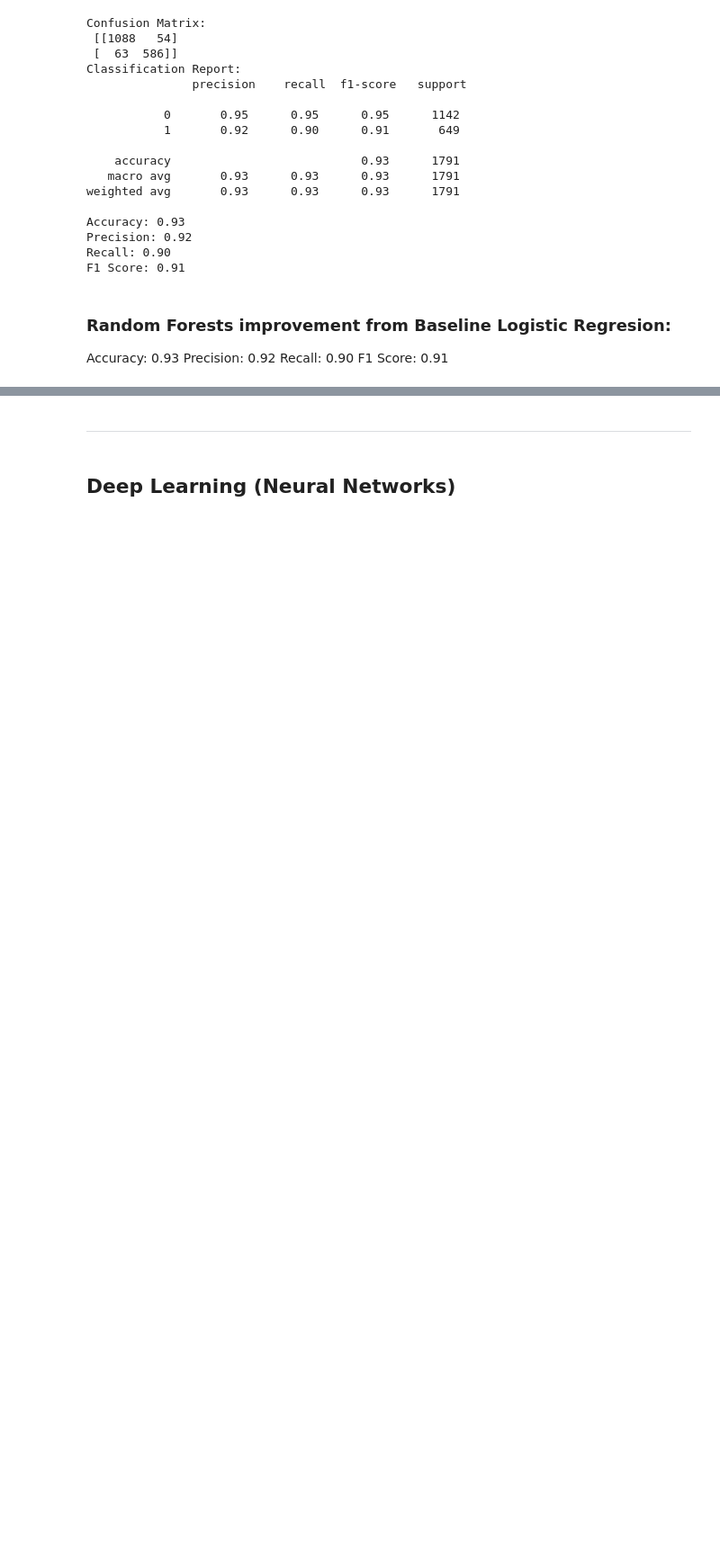
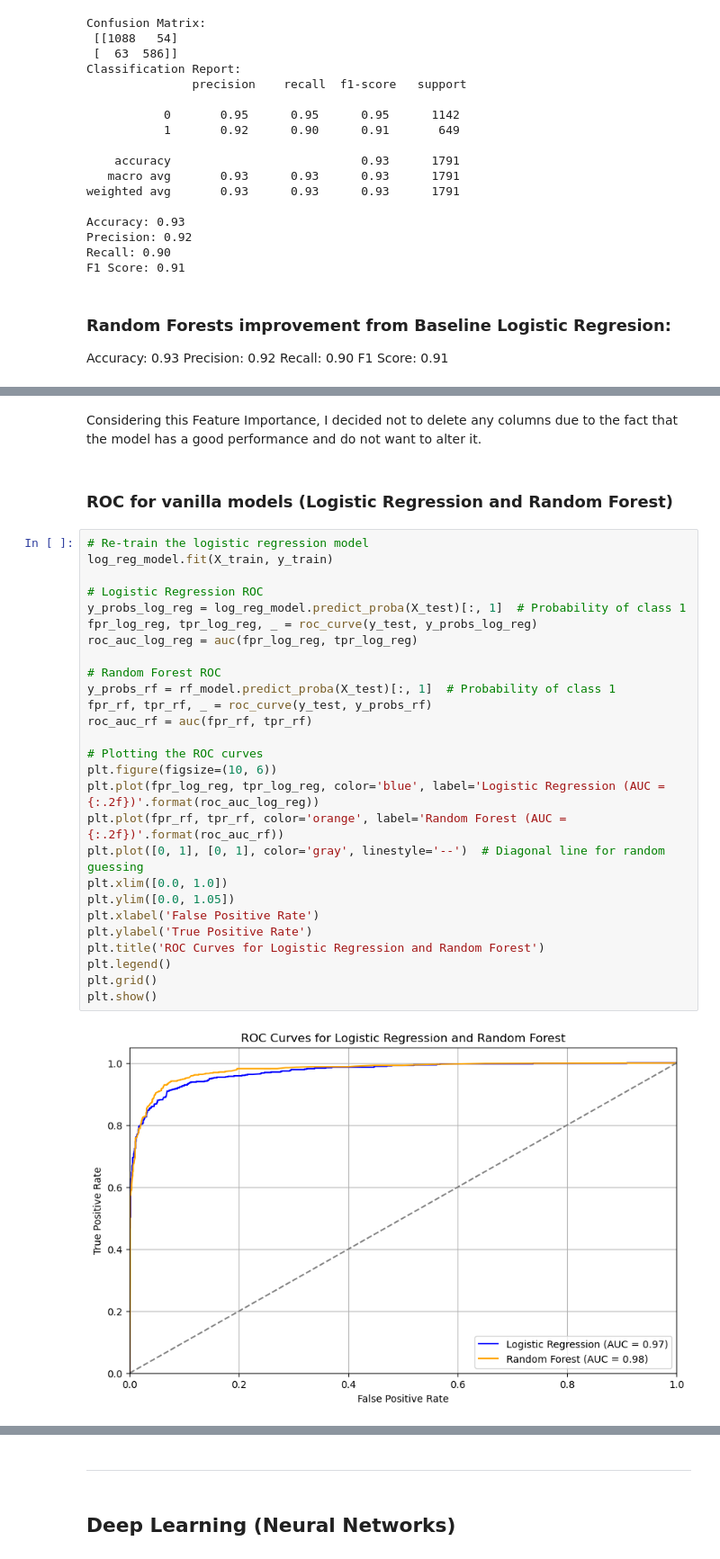
Before and after one commit to yuledez/Project_4_lead_scoring, a Jupyter notebook: lead_scoring_project4_YL.ipynb, the cells around one changed output, grey strips where cells are left out. Shown at 90% size. Saved outputs shown, nothing was run; the diff lists cells and outputs as text; blank space fills up the shorter version.

```diff
--- a/lead_scoring_project4_YL.ipynb
+++ b/lead_scoring_project4_YL.ipynb
@@ -3021,0 +3094,33 @@ F1 Score: 0.91 </br>
+# %% [markdown]
+Considering this Feature Importance, I decided not to delete any columns due to the fact that the model has a good performance and do not want to alter it.
+# %% [markdown]
+### ROC for vanilla models (Logistic Regression and Random Forest)
+# %%
+# Re-train the logistic regression model
+log_reg_model.fit(X_train, y_train)
+
+# Logistic Regression ROC
+y_probs_log_reg = log_reg_model.predict_proba(X_test)[:, 1]  # Probability of class 1
+fpr_log_reg, tpr_log_reg, _ = roc_curve(y_test, y_probs_log_reg)
+roc_auc_log_reg = auc(fpr_log_reg, tpr_log_reg)
+
+# Random Forest ROC
+y_probs_rf = rf_model.predict_proba(X_test)[:, 1]  # Probability of class 1
+fpr_rf, tpr_rf, _ = roc_curve(y_test, y_probs_rf)
+roc_auc_rf = auc(fpr_rf, tpr_rf)
+
+# Plotting the ROC curves
+plt.figure(figsize=(10, 6))
+plt.plot(fpr_log_reg, tpr_log_reg, color='blue', label='Logistic Regression (AUC = {:.2f})'.format(roc_auc_log_reg))
+plt.plot(fpr_rf, tpr_rf, color='orange', label='Random Forest (AUC = {:.2f})'.format(roc_auc_rf))
+plt.plot([0, 1], [0, 1], color='gray', linestyle='--')  # Diagonal line for random guessing
+plt.xlim([0.0, 1.0])
+plt.ylim([0.0, 1.05])
+plt.xlabel('False Positive Rate')
+plt.ylabel('True Positive Rate')
+plt.title('ROC Curves for Logistic Regression and Random Forest')
+plt.legend()
+plt.grid()
+plt.show()
+# %% [output]
+[figure, added]
```
Also changed, not shown: parts of 36 cells of this notebook.
